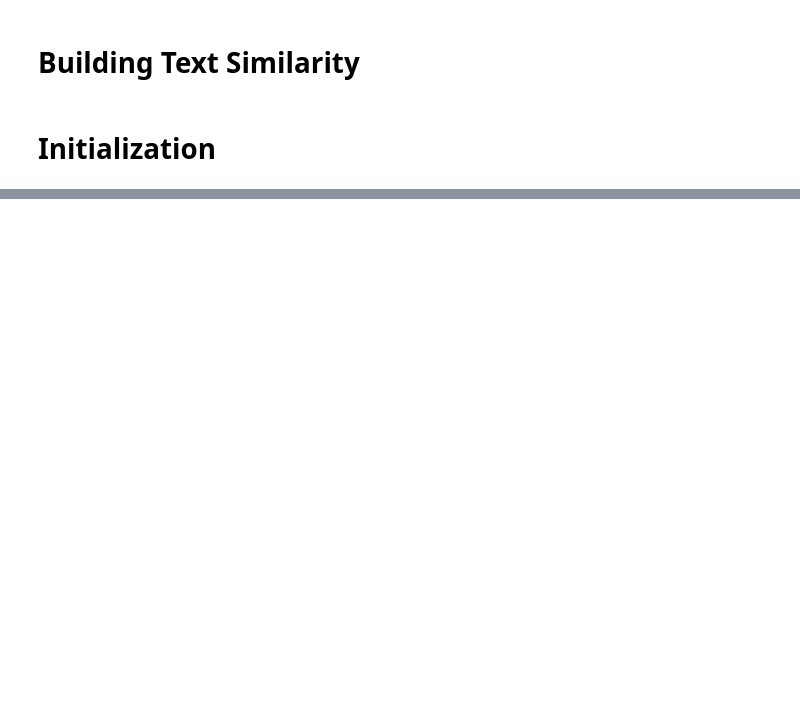
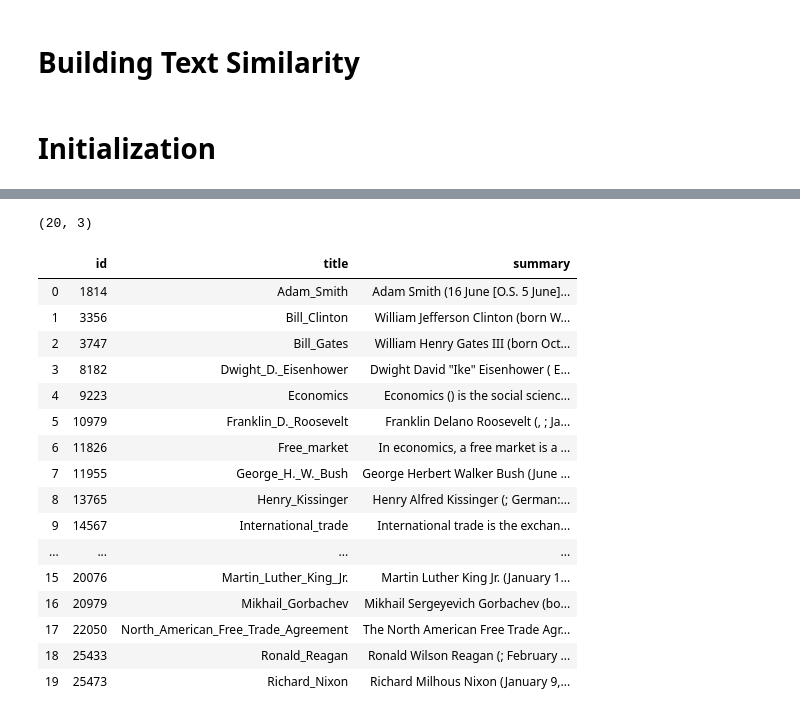
Before and after one commit to Angus-McLean/Wikied-Fast, a Jupyter notebook: Building Text Similarity.ipynb, the cells around one changed output, grey strips where cells are left out. Drawn from its saved outputs; the diff is of its cells as text; code cells hidden in the pictures; blank space fills up the shorter version.

```diff
--- a/Building Text Similarity.ipynb
+++ b/Building Text Similarity.ipynb
@@ -102,0 +101,23 @@ dfSummaries.style.background_gradient()
+# %%
+dfSummaries = pd.read_csv('sdow/database/subset_summaries.csv', nrows=20, sep=" ", header=None, names=['id','title','summary'])
+display(dfSummaries.shape)
+dfSummaries
+# %% [output]
+(20, 3)
+|  | id | title | summary |
+| 0 | 1814 | Adam_Smith | Adam Smith (16 June [O.S. 5 June]... |
+| 1 | 3356 | Bill_Clinton | William Jefferson Clinton (born W... |
+| 2 | 3747 | Bill_Gates | William Henry Gates III (born Oct... |
+| 3 | 8182 | Dwight_D._Eisenhower | Dwight David "Ike" Eisenhower ( E... |
+| 4 | 9223 | Economics | Economics () is the social scienc... |
+| 5 | 10979 | Franklin_D._Roosevelt | Franklin Delano Roosevelt (, ; Ja... |
+| 6 | 11826 | Free_market | In economics, a free market is a ... |
+| 7 | 11955 | George_H._W._Bush | George Herbert Walker Bush (June ... |
+| 8 | 13765 | Henry_Kissinger | Henry Alfred Kissinger (; German:... |
+| 9 | 14567 | International_trade | International trade is the exchan... |
+| ... | ... | ... | ... |
+| 15 | 20076 | Martin_Luther_King_Jr. | Martin Luther King Jr. (January 1... |
+| 16 | 20979 | Mikhail_Gorbachev | Mikhail Sergeyevich Gorbachev (bo... |
+| 17 | 22050 | North_American_Free_Trade_Agreement | The North American Free Trade Agr... |
+| 18 | 25433 | Ronald_Reagan | Ronald Wilson Reagan (; February ... |
+| 19 | 25473 | Richard_Nixon | Richard Milhous Nixon (January 9,... |
```
Also changed, not shown: parts of 35 cells of this notebook, 2 other files.
